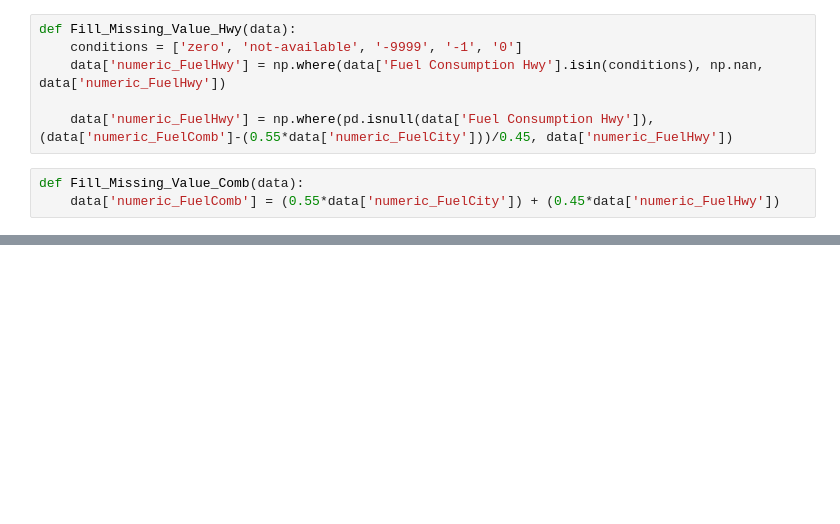
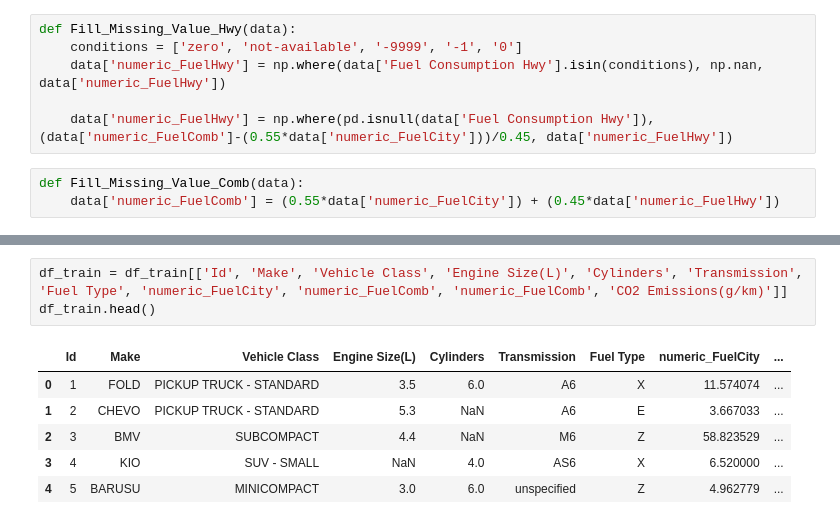
Before and after one commit to radyadhewa/Kaggle-Data-Slayer-2023, a Jupyter notebook: data-slayer.ipynb, the cells around one changed output, grey strips where cells are left out. Cells and saved outputs as stored; diff of their text form; blank space fills up the shorter version.

```diff
--- a/data-slayer.ipynb
+++ b/data-slayer.ipynb
@@ -456,0 +470,10 @@ def Fill_Missing_Value_Comb(data):
+# %%
+df_train = df_train[['Id', 'Make', 'Vehicle Class', 'Engine Size(L)', 'Cylinders', 'Transmission', 'Fuel Type', 'numeric_FuelCity', 'numeric_FuelComb', 'numeric_FuelComb', 'CO2 Emissions(g/km)']]
+df_train.head()
+# %% [output]
+|  | Id | Make | Vehicle Class | Engine Size(L) | Cylinders | Transmission | Fuel Type | numeric_FuelCity | ... |
+| 0 | 1 | FOLD | PICKUP TRUCK - STANDARD | 3.5 | 6.0 | A6 | X | 11.574074 | ... |
+| 1 | 2 | CHEVO | PICKUP TRUCK - STANDARD | 5.3 | NaN | A6 | E | 3.667033 | ... |
+| 2 | 3 | BMV | SUBCOMPACT | 4.4 | NaN | M6 | Z | 58.823529 | ... |
+| 3 | 4 | KIO | SUV - SMALL | NaN | 4.0 | AS6 | X | 6.520000 | ... |
+| 4 | 5 | BARUSU | MINICOMPACT | 3.0 | 6.0 | unspecified | Z | 4.962779 | ... |
```
Also changed, not shown: parts of 6 cells of this notebook.
